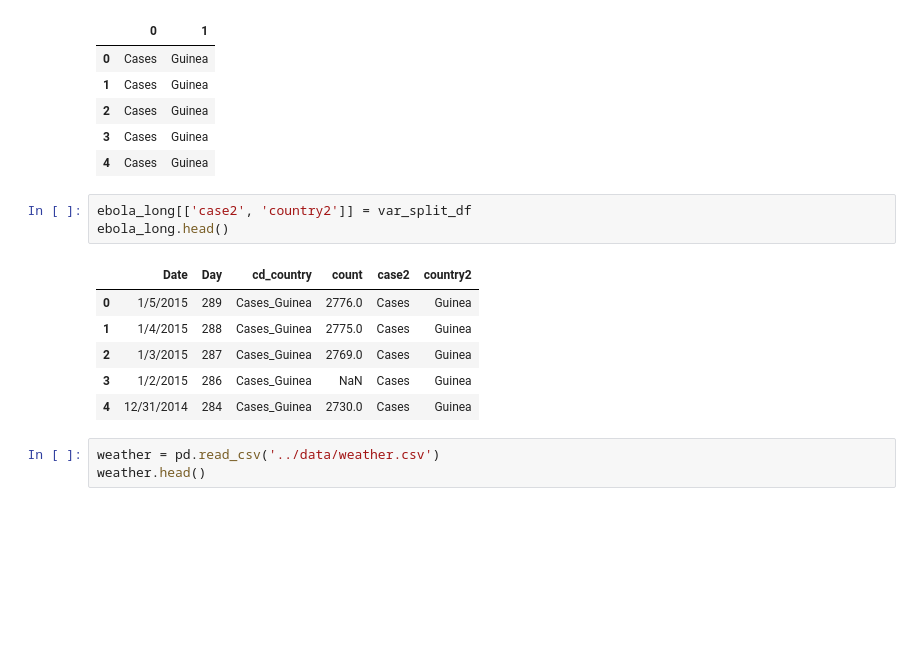
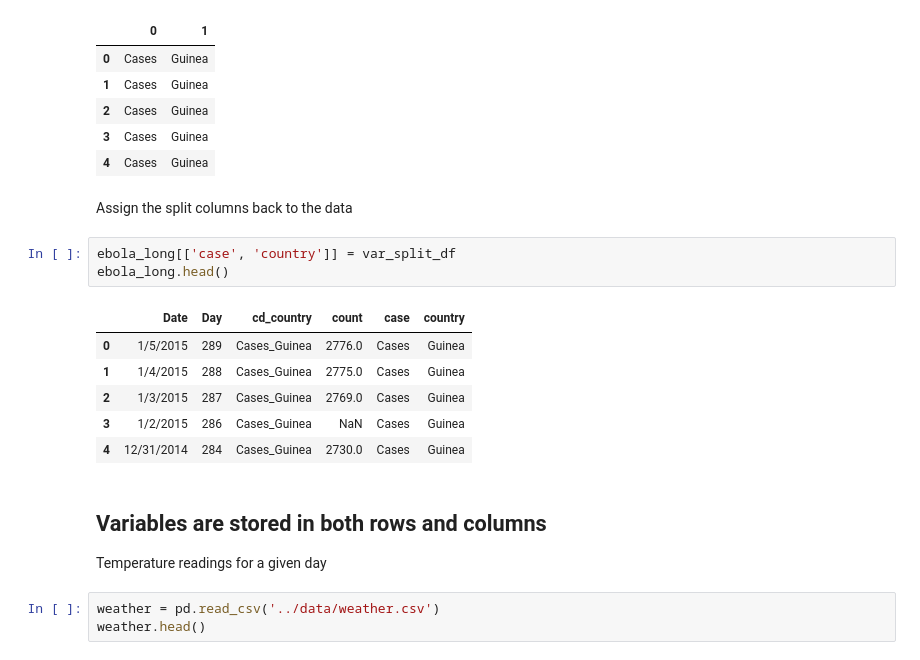
Before and after one commit to chendaniely/ncb-2019-python, a Jupyter notebook: talk/talk.ipynb, the cells around one changed output. Drawn from its saved outputs; the diff is of its cells as text; blank space fills up the shorter version.

```diff
--- a/notes/talk.ipynb
+++ b/talk/talk.ipynb
@@ -550,16 +616,22 @@ var_split_df.head()
 | 2 | Cases | Guinea |
 | 3 | Cases | Guinea |
 | 4 | Cases | Guinea |
+# %% [markdown]
+Assign the split columns back to the data
 # %%
-ebola_long[['case2', 'country2']] = var_split_df
+ebola_long[['case', 'country']] = var_split_df
 ebola_long.head()
 # %% [output]
-|  | Date | Day | cd_country | count | case2 | country2 |
+|  | Date | Day | cd_country | count | case | country |
 | 0 | 1/5/2015 | 289 | Cases_Guinea | 2776.0 | Cases | Guinea |
 | 1 | 1/4/2015 | 288 | Cases_Guinea | 2775.0 | Cases | Guinea |
 | 2 | 1/3/2015 | 287 | Cases_Guinea | 2769.0 | Cases | Guinea |
 | 3 | 1/2/2015 | 286 | Cases_Guinea | NaN | Cases | Guinea |
 | 4 | 12/31/2014 | 284 | Cases_Guinea | 2730.0 | Cases | Guinea |
+# %% [markdown]
+## Variables are stored in both rows and columns
+
+Temperature readings for a given day
 # %%
 weather = pd.read_csv('../data/weather.csv')
 weather.head()
```
Also changed, not shown: parts of 132 cells of this notebook.
